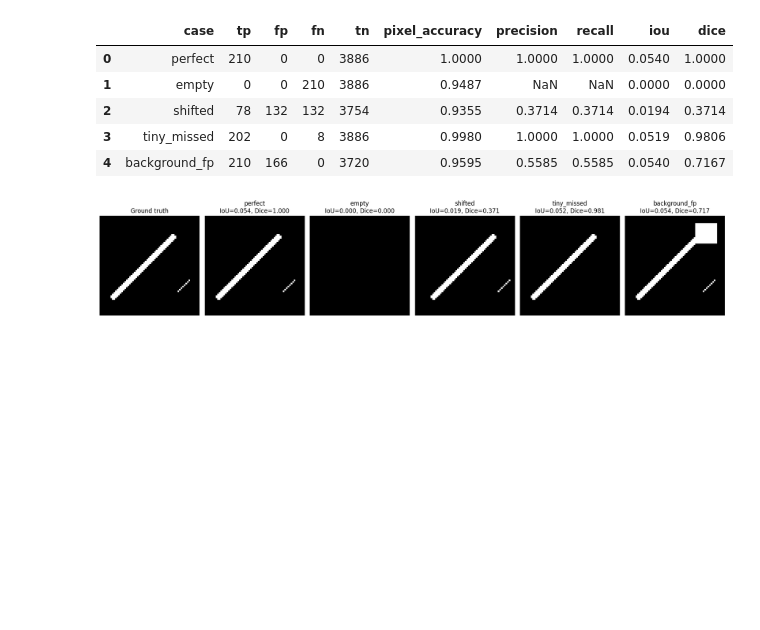
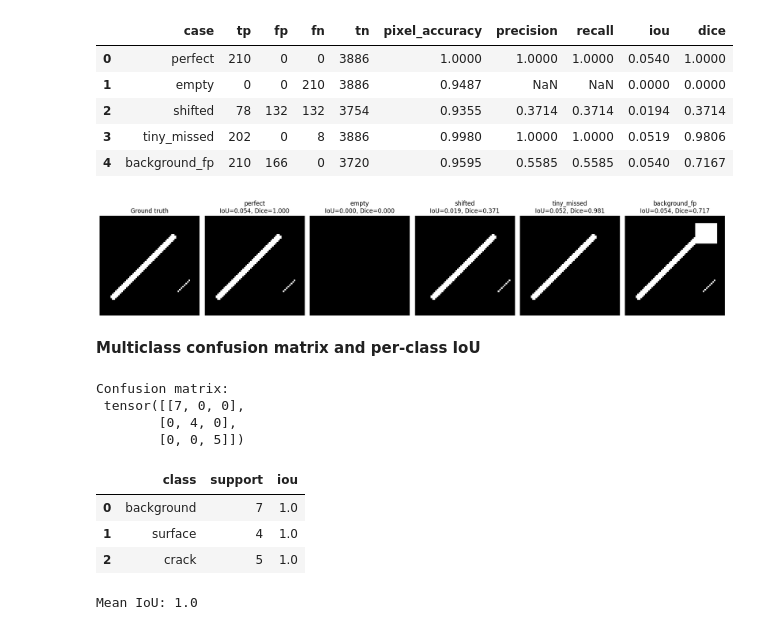
Before and after one commit to mdmohsin212/modern-vision-multimodal-lab, a Jupyter notebook: Vision/02_segmentation/segmentation_foundations.ipynb, the cells around one changed output. Cells and saved outputs as stored; diff of their text form; code cells hidden in the pictures; blank space fills up the shorter version.

Commit message:
Multiclass confusion matrix and per-class IoU

```diff
--- a/Vision/02_segmentation/segmentation_foundations.ipynb
+++ b/Vision/02_segmentation/segmentation_foundations.ipynb
@@ -297,3 +296,5 @@ plt.tight_layout()
 plt.show()
 # %% [output]
 [figure]
+# %% [markdown]
+**Multiclass confusion matrix and per-class IoU**
@@ -299,0 +320,57 @@ plt.show()
+# %%
+def per_class_iou_from_confusion(confusion_matrix):
+    confusion_matrix = confusion_matrix.float()
+
+    true_positive = torch.diag(confusion_matrix)
+    false_positive = confusion_matrix.sum(dim=0) - true_positive
+    false_negative = confusion_matrix.sum(dim=1) - true_positive
+
+    denominator = true_positive + false_negative + false_positive
+
+    return torch.where(
+        denominator > 0, true_positive / denominator, torch.nan
+    )
+# %%
+target_classes = torch.tensor([
+    [0, 0, 1, 1],
+    [0, 1, 1, 2],
+    [0, 1, 2, 2],
+    [0, 0, 2, 2],
+])
+
+predicted_classes = torch.tensor([
+    [0, 0, 1, 1],
+    [0, 1, 0, 2],
+    [0, 2, 2, 2],
+    [0, 0, 1, 2],
+])
+
+class_names = ["background", "surface", "crack"]
+confusion_matrix = (
+    multiclass_confusion_matrix(
+        predicted_classes,
+        target_classes,
+        number_of_classes=3,
+    )
+)
+
+class_ious = per_class_iou_from_confusion(confusion_matrix)
+iou_dataframe = pd.DataFrame({
+    "class": class_names,
+    "support": (confusion_matrix.sum(dim=1).tolist()),
+    "iou": class_ious.tolist(),
+})
+
+print("Confusion matrix:\n", confusion_matrix)
+display(iou_dataframe.round(4))
+print("Mean IoU:", torch.nanmean(class_ious).item())
+# %% [output]
+Confusion matrix:
+ tensor([[7, 0, 0],
+        [0, 4, 0],
+        [0, 0, 5]])
+|  | class | support | iou |
+| 0 | background | 7 | 1.0 |
+| 1 | surface | 4 | 1.0 |
+| 2 | crack | 5 | 1.0 |
+Mean IoU: 1.0
```
Also changed, not shown: parts of 3 cells of this notebook.
